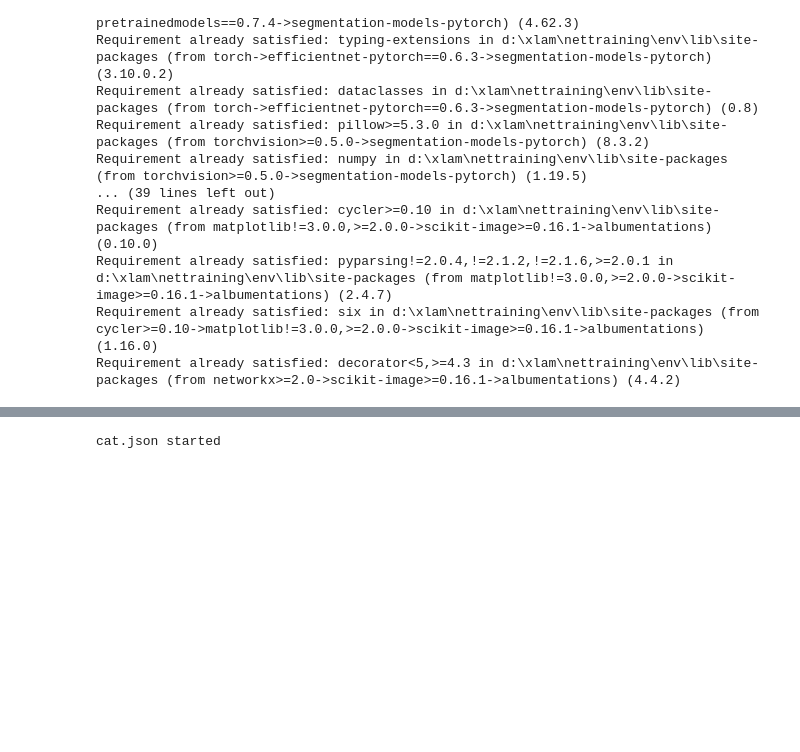
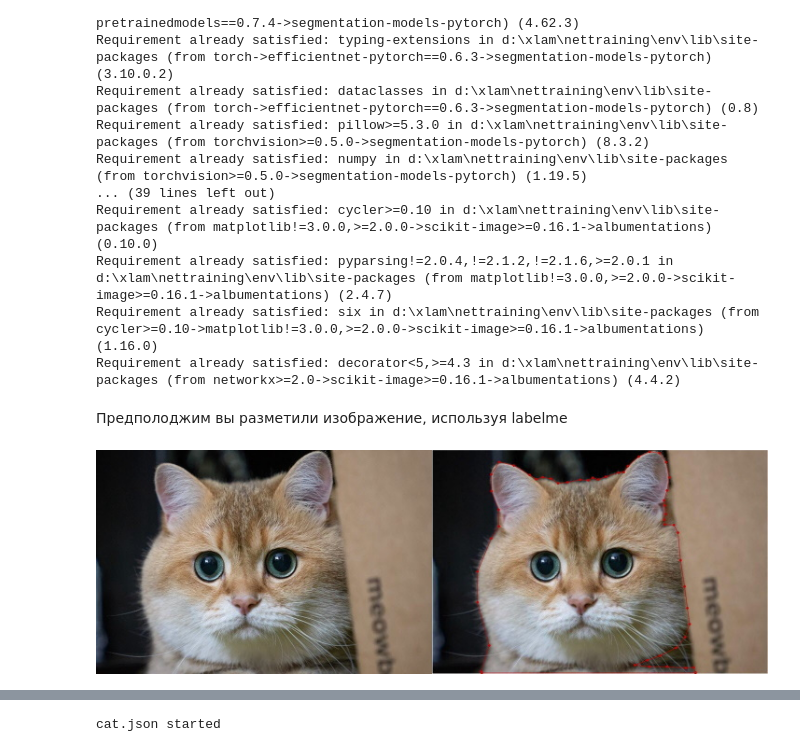
Before and after one commit to chey-to-mozg/Segmentation-with-neural-networks, a Jupyter notebook: Train_of_Neural_network.ipynb, the cells around one changed output, grey strips where cells are left out. Saved outputs shown, nothing was run; the diff lists cells and outputs as text; code cells hidden in the pictures; blank space fills up the shorter version.

```diff
--- a/Train_of_Neural_network.ipynb
+++ b/Train_of_Neural_network.ipynb
@@ -22,4 +22,11 @@ Requirement already satisfied: cycler>=0.10 in d:\xlam\nettraining\env\lib\site-
 Requirement already satisfied: pyparsing!=2.0.4,!=2.1.2,!=2.1.6,>=2.0.1 in d:\xlam\nettraining\env\lib\site-packages (from matplotlib!=3.0.0,>=2.0.0->scikit-image>=0.16.1->albumentations) (2.4.7)
 Requirement already satisfied: six in d:\xlam\nettraining\env\lib\site-packages (from cycler>=0.10->matplotlib!=3.0.0,>=2.0.0->scikit-image>=0.16.1->albumentations) (1.16.0)
 Requirement already satisfied: decorator<5,>=4.3 in d:\xlam\nettraining\env\lib\site-packages (from networkx>=2.0->scikit-image>=0.16.1->albumentations) (4.4.2)
+# %% [markdown]
+Предполоджим вы разметили изображение, используя labelme
+# %%
+from IPython.display import Image
+Image(filename='example_images\cat_labeled.jpg')
+# %% [output]
+[figure, added]
 # %% [markdown]
```
Also changed, not shown: parts of 1 cell of this notebook.
